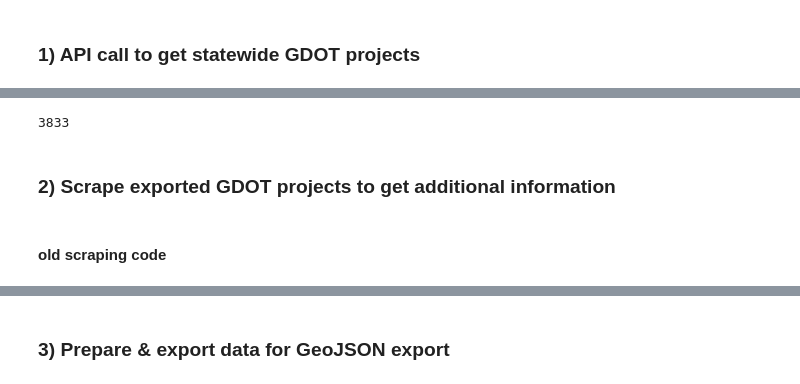
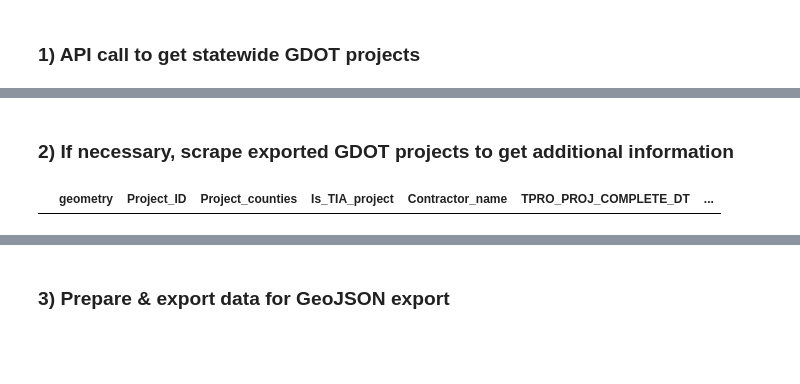
Before and after one commit to arc-research-analytics/gdot_pipeline, a Jupyter notebook: GDOT_explorer.ipynb, the cells around one changed output, grey strips where cells are left out. Cells and saved outputs as stored; diff of their text form; code cells hidden in the pictures; blank space fills up the shorter version.

```diff
--- a/GDOT_explorer.ipynb
+++ b/GDOT_explorer.ipynb
@@ -216,15 +203,31 @@ Fetched 12 records (offset: 6000)
-# %%
-INPUT_CSV = "GDOT_export.csv"
-df = pd.read_csv(INPUT_CSV)
-
-# keep only the first instance of each unique 'Parcl_ID'
-df = df.drop_duplicates(subset=['Parcl_ID'], keep='first')
-# %% [output]
-3833
 # %% [markdown]
-### 2) Scrape exported GDOT projects to get additional information
+### 2) If necessary, scrape exported GDOT projects to get additional information
-# %% [markdown]
-#### old scraping code
+# %%
+# using glob, read in all CSV files in the 'scraped' folder
+csv_files = glob.glob('scraped/*.csv')
+
+# create an empty list to store the dataframes
+dfs = []
+
+# loop through the CSV files and read them into a list of dataframes
+for file in csv_files:
+    dfs.append(pd.read_csv(file))
+
+# concatenate the dataframes into a single dataframe
+df = pd.concat(dfs, ignore_index=True)
+
+# drop duplicates based on 'Project_ID', 'Total_Cost', while keeping the first instance
+GDOT_master = df.drop_duplicates(
+    subset=['Project_ID', 'Total_Cost'], keep='first')
+
+# compare gdot_projects to GDOT_master to see if any new Project_ID values are present
+gdot_new_projects = gdot_projects[~gdot_projects['Project_ID'].isin(
+    GDOT_master['Project_ID'])].copy()
+
+# ✅ If this returns any rows, run them through subsequent web scraping functions
+gdot_new_projects
+# %% [output]
+|  | geometry | Project_ID | Project_counties | Is_TIA_project | Contractor_name | TPRO_PROJ_COMPLETE_DT | ... |
 # %%
 import asyncio
 import pandas as pd
```
Also changed, not shown: parts of 7 cells of this notebook, 10 other files.
